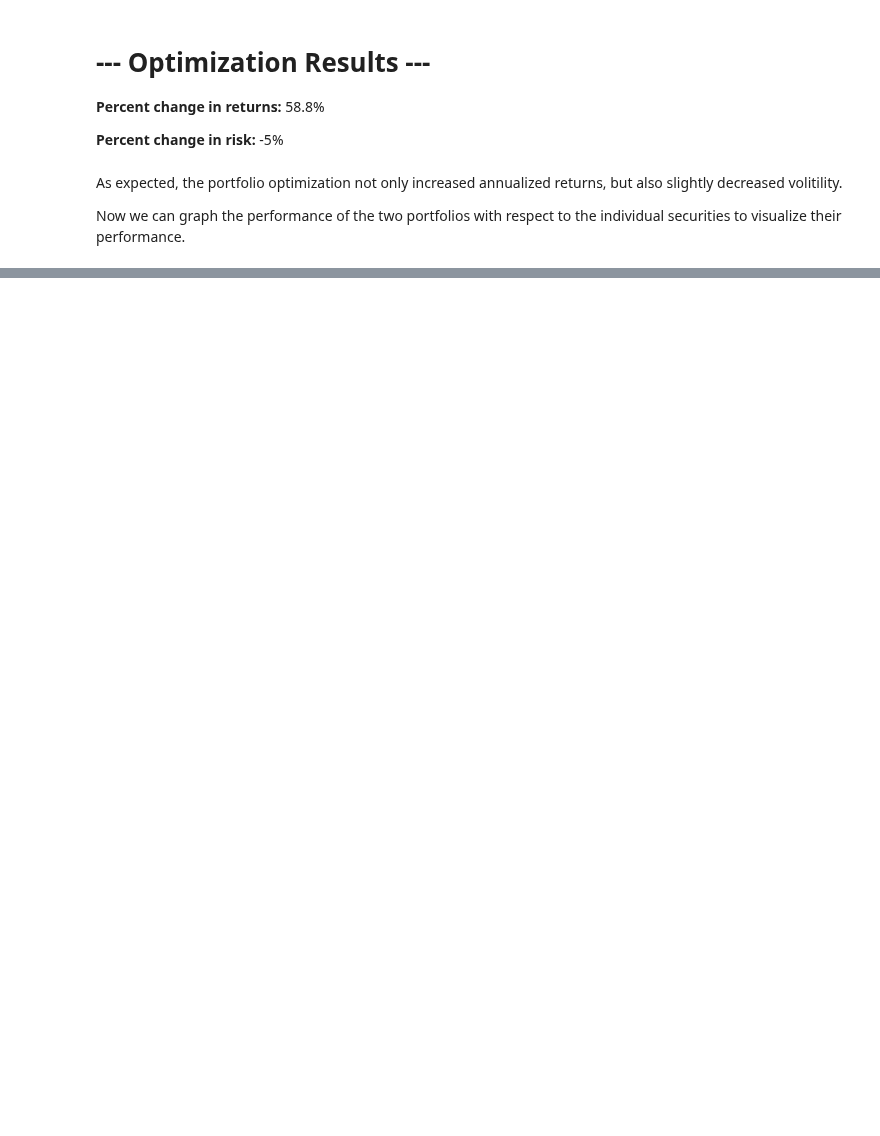
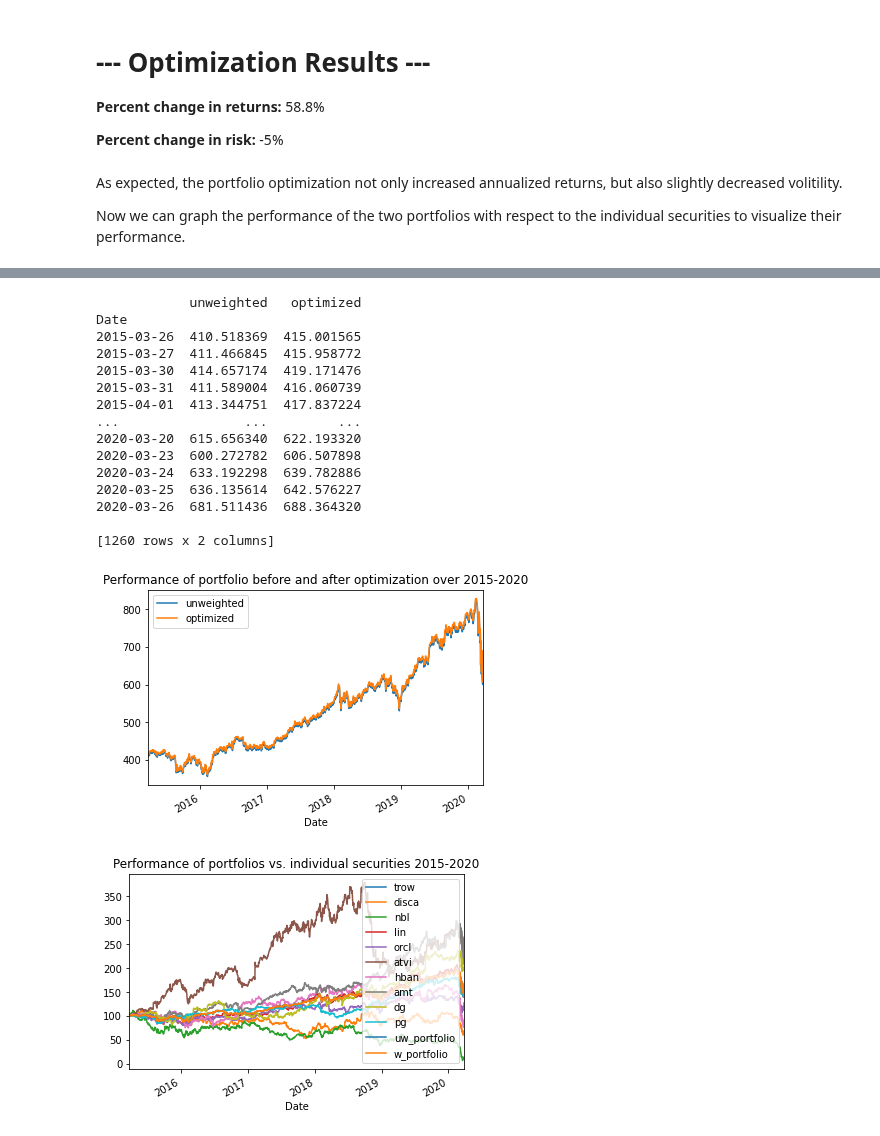
Before and after one commit to CAP4770-group9-project/final-project, a Jupyter notebook: classical_portfolio_optimization.ipynb, the cells around one changed output, grey strips where cells are left out. Drawn from its saved outputs; the diff is of its cells as text; code cells hidden in the pictures; blank space fills up the shorter version.

```diff
--- a/classical_portfolio_optimization.ipynb
+++ b/classical_portfolio_optimization.ipynb
@@ -394,0 +397,31 @@ dtype: float64
+# %%
+#plot performance of the two portfolios
+portfolios = pd.concat([uw_portfolio, w_portfolio], axis=1, keys=['unweighted', 'optimized'])
+print(portfolios)
+ax = portfolios.plot(title="Performance of portfolio before and after optimization over 2015-2020")
+
+#add portfolio data to price data
+fullPrices = testPrices
+fullPrices['uw_portfolio'] = uw_portfolio
+fullPrices['w_portfolio'] = w_portfolio
+
+#plot new data
+ax1 = fullPrices.rebase().plot(title="Performance of portfolios vs. individual securities 2015-2020")
+# %% [output]
+            unweighted   optimized
+Date
+2015-03-26  410.518369  415.001565
+2015-03-27  411.466845  415.958772
+2015-03-30  414.657174  419.171476
+2015-03-31  411.589004  416.060739
+2015-04-01  413.344751  417.837224
+...                ...         ...
+2020-03-20  615.656340  622.193320
+2020-03-23  600.272782  606.507898
+2020-03-24  633.192298  639.782886
+2020-03-25  636.135614  642.576227
+2020-03-26  681.511436  688.364320
+
+[1260 rows x 2 columns]
+[figure, added]
+[figure, added]
```
Also changed, not shown: parts of 11 cells of this notebook.
